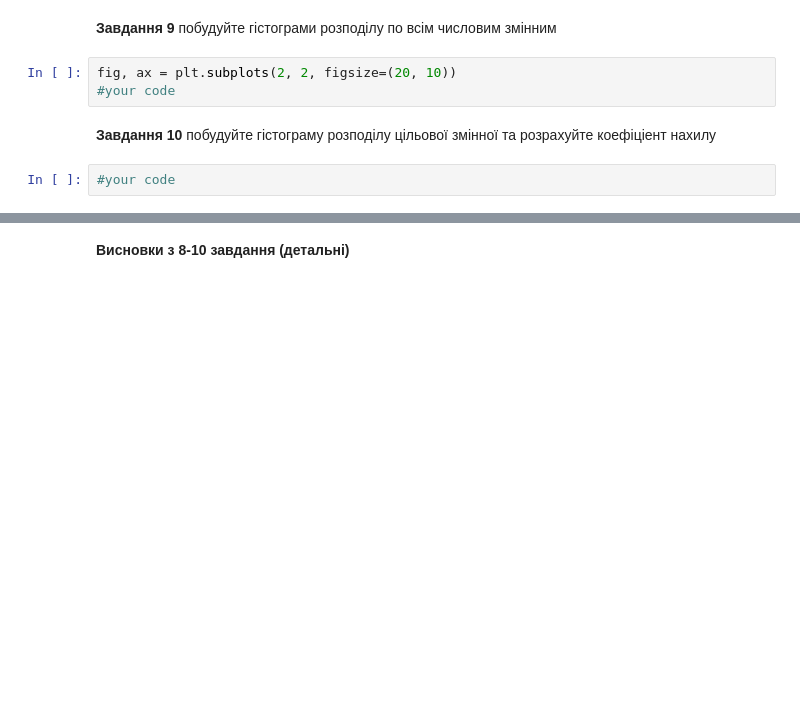
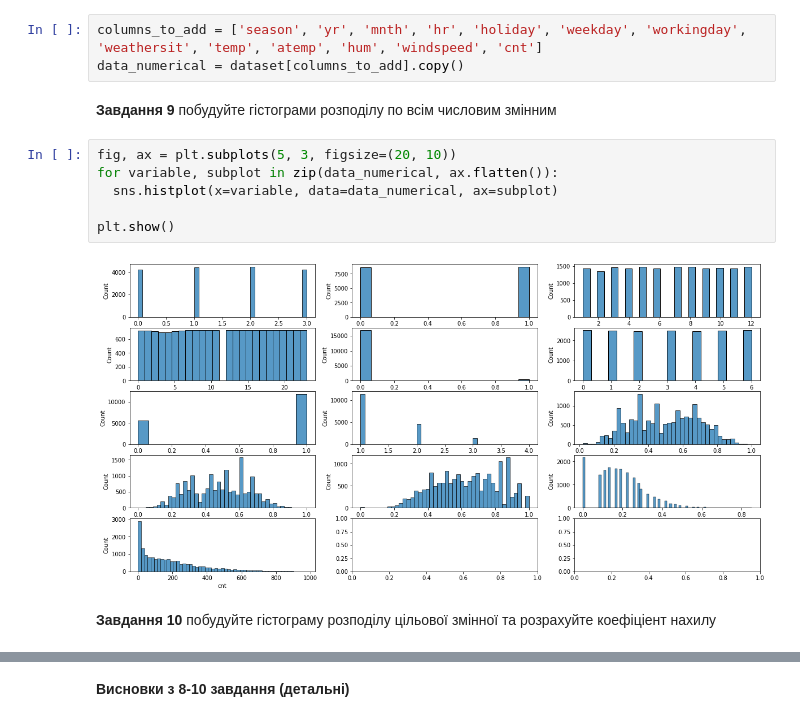
Before and after one commit to splitedwindow/AIFundamentals, a Jupyter notebook: labs/Task4_Linear_Regression/Task4_Regression_basicAI.ipynb, the cells around one changed output, grey strips where cells are left out. Cells and saved outputs as stored; diff of their text form; blank space fills up the shorter version.

```diff
--- a/labs/Task4_Linear_Regression/Task4_Regression_basicAI.ipynb
+++ b/labs/Task4_Linear_Regression/Task4_Regression_basicAI.ipynb
@@ -121,9 +220,15 @@ data_numerical = #your code
+# %%
+columns_to_add = ['season', 'yr', 'mnth', 'hr', 'holiday', 'weekday', 'workingday', 'weathersit', 'temp', 'atemp', 'hum', 'windspeed', 'cnt']
+data_numerical = dataset[columns_to_add].copy()
 # %% [markdown]
 **Завдання 9** побудуйте гістограми розподілу по всім числовим змінним
-# %%
-fig, ax = plt.subplots(2, 2, figsize=(20, 10))
-#your code
+# %%
+fig, ax = plt.subplots(5, 3, figsize=(20, 10))
+for variable, subplot in zip(data_numerical, ax.flatten()):
+  sns.histplot(x=variable, data=data_numerical, ax=subplot)
+
+plt.show()
+# %% [output]
+[figure, added]
 # %% [markdown]
 **Завдання 10** побудуйте гістограму розподілу цільової змінної та розрахуйте коефіціент нахилу
-# %%
-#your code
```
Also changed, not shown: parts of 24 cells of this notebook.
